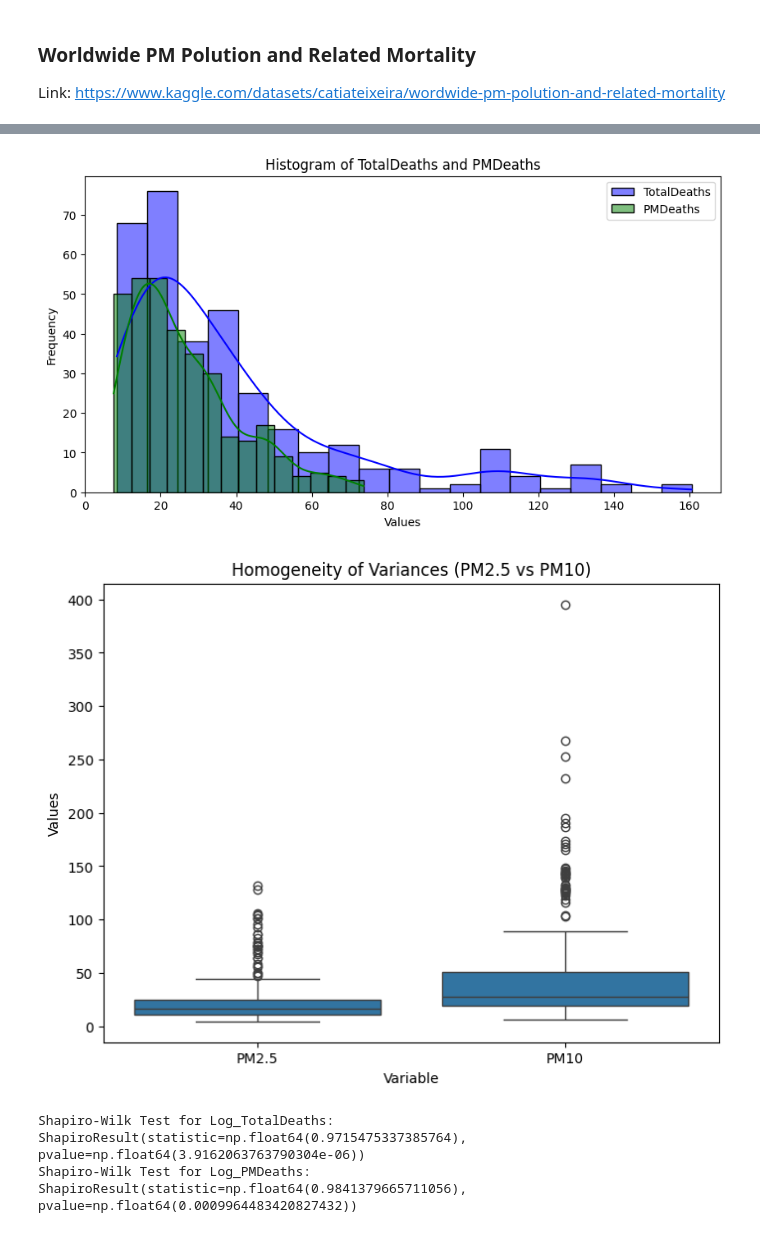
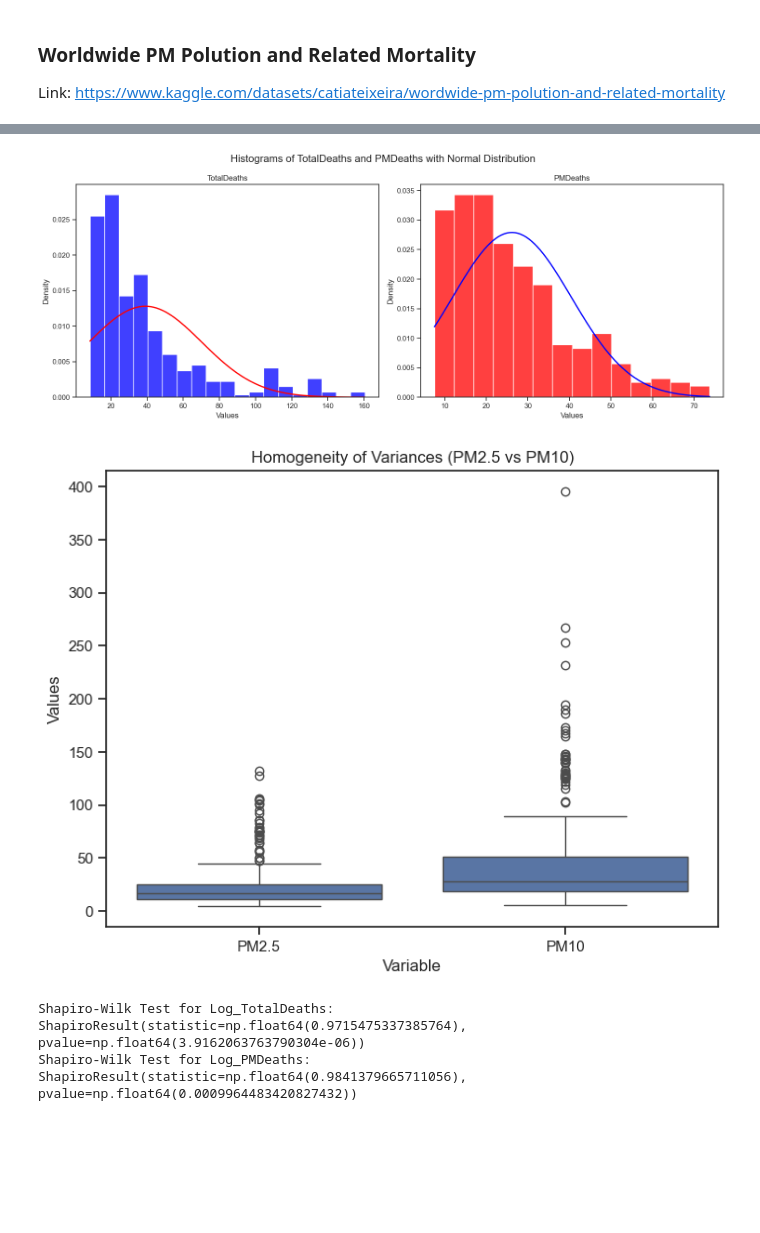
Before and after one commit to elginbrian/Statistika-SA, a Jupyter notebook: Case3.ipynb, the cells around one changed output, grey strips where cells are left out. Drawn from its saved outputs; the diff is of its cells as text; code cells hidden in the pictures; blank space fills up the shorter version.

```diff
--- a/Case3.ipynb
+++ b/Case3.ipynb
@@ -75,24 +87,47 @@ Variance Inflation Factors (VIF):
 # %%
-# Grafik untuk uji normalitas
-plt.figure(figsize=(10, 5))
-sns.histplot(data['TotalDeaths'], kde=True, color='blue', label='TotalDeaths')
-sns.histplot(data['PMDeaths'], kde=True, color='green', label='PMDeaths')
-plt.title('Histogram of TotalDeaths and PMDeaths')
-plt.xlabel('Values')
-plt.ylabel('Frequency')
-plt.legend()
+# Create a figure with two subplots side by side
+fig, (ax1, ax2) = plt.subplots(1, 2, figsize=(15, 6))
+
+# Plot for TotalDeaths
+sns.histplot(data['TotalDeaths'], color='blue', label='TotalDeaths', stat='density', ax=ax1)
+
+mu, std = norm.fit(data['TotalDeaths'])
+xmin, xmax = data['TotalDeaths'].min(), data['TotalDeaths'].max()
+x = np.linspace(xmin, xmax, 100)
+p = norm.pdf(x, mu, std)
+ax1.plot(x, p, 'red', linewidth=2)
+
+ax1.set_title('TotalDeaths')
+ax1.set_xlabel('Values')
+ax1.set_ylabel('Density')
+
+# Plot for PMDeaths
+sns.histplot(data['PMDeaths'], color='red', label='PMDeaths', stat='density', ax=ax2)
+
+mu, std = norm.fit(data['PMDeaths'])
+xmin, xmax = data['PMDeaths'].min(), data['PMDeaths'].max()
+x = np.linspace(xmin, xmax, 100)
+p = norm.pdf(x, mu, std)
+ax2.plot(x, p, 'blue', linewidth=2)
+
+ax2.set_title('PMDeaths')
+ax2.set_xlabel('Values')
+ax2.set_ylabel('Density')
+
+plt.suptitle('Histograms of TotalDeaths and PMDeaths with Normal Distribution', fontsize=16)
+plt.tight_layout()
 plt.show()
 
 # Grafik untuk uji homogenitas varians
 plt.figure(figsize=(8, 6))
 sns.boxplot(x='variable', y='value', data=pd.melt(data[['PM2.5', 'PM10']]))
 plt.title('Homogeneity of Variances (PM2.5 vs PM10)')
 plt.xlabel('Variable')
 plt.ylabel('Values')
 plt.show()
 # %% [output]
-[figure, old version]
+[figure, new version]
-[figure, old version]
+[figure, new version]
 # %%
 # Transformasi Data
 
```
Also changed, not shown: parts of 19 cells of this notebook.
